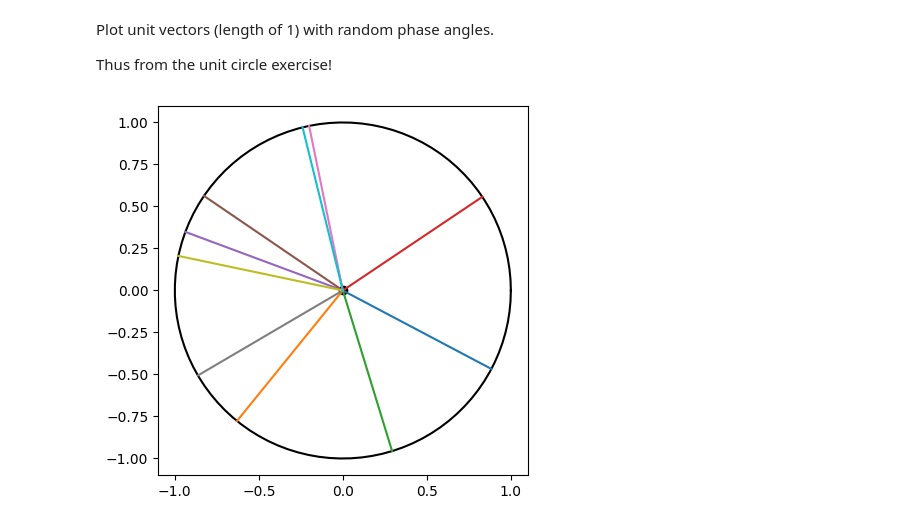
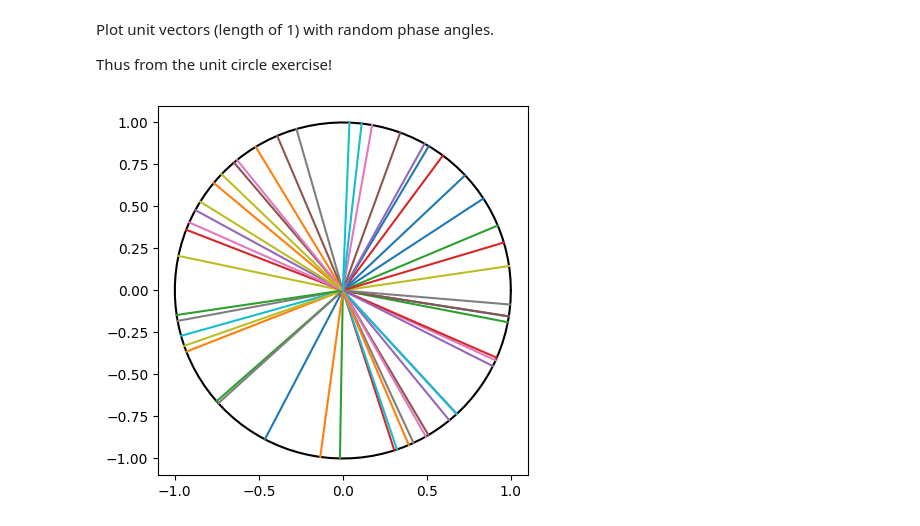
Before and after one commit to krdungca/Math-and-Python, a Jupyter notebook: Master Math via Python/08_Trigonometry/trig_2_random numbers exercise.ipynb, the cells around one changed output. Drawn from its saved outputs; the diff is of its cells as text; code cells hidden in the pictures.

```diff
--- a/Master Math via Python/08_Trigonometry/trig_2_random numbers exercise.ipynb
+++ b/Master Math via Python/08_Trigonometry/trig_2_random numbers exercise.ipynb
@@ -8,25 +8,25 @@ import matplotlib.pyplot as plt
 # %%
 #cos(x) -> x
 #sin(x) -> y
-n = 10
+n = 50
 
 #plot circle
 whole_circle = 2*np.pi
 x = np.linspace(0,whole_circle,100) #2*pi is the value of angle of the whole circle (360degrees)
 plt.plot(np.cos(x),np.sin(x),'k')
 plt.plot(0,0,'ko')
 
 
 #generate random values
 minval = 0
 maxval = whole_circle
 rand_angles = np.random.rand(n)
 rand_angles = rand_angles * (maxval-minval) + minval
 
 for i in range(0,n):
     plt.plot([0,np.cos(rand_angles[i])],[0,np.sin(rand_angles[i])])
 
 plt.axis('square')
 plt.show()
 # %% [output]
-[figure, old version]
+[figure, new version]
```
